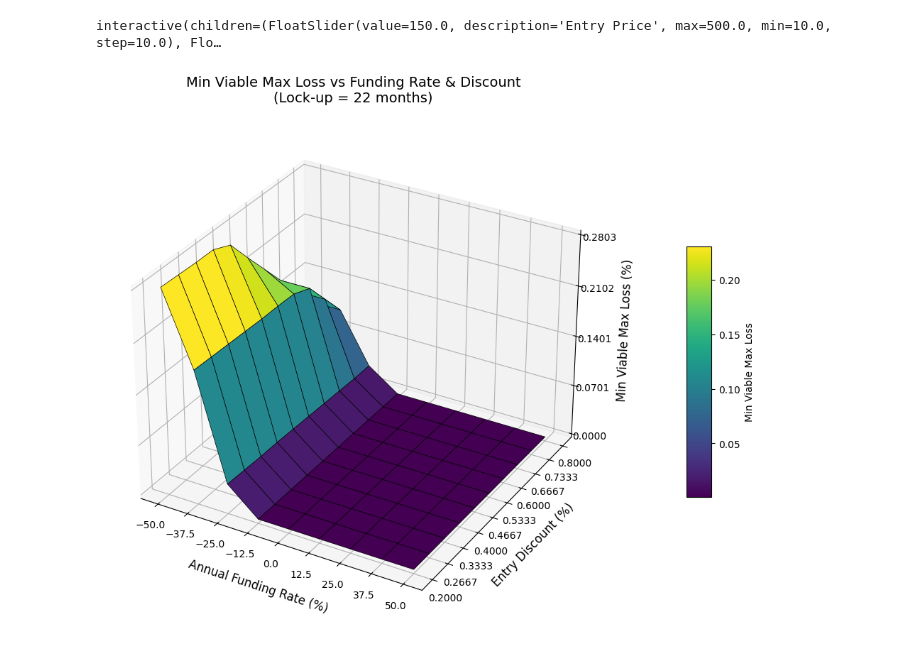
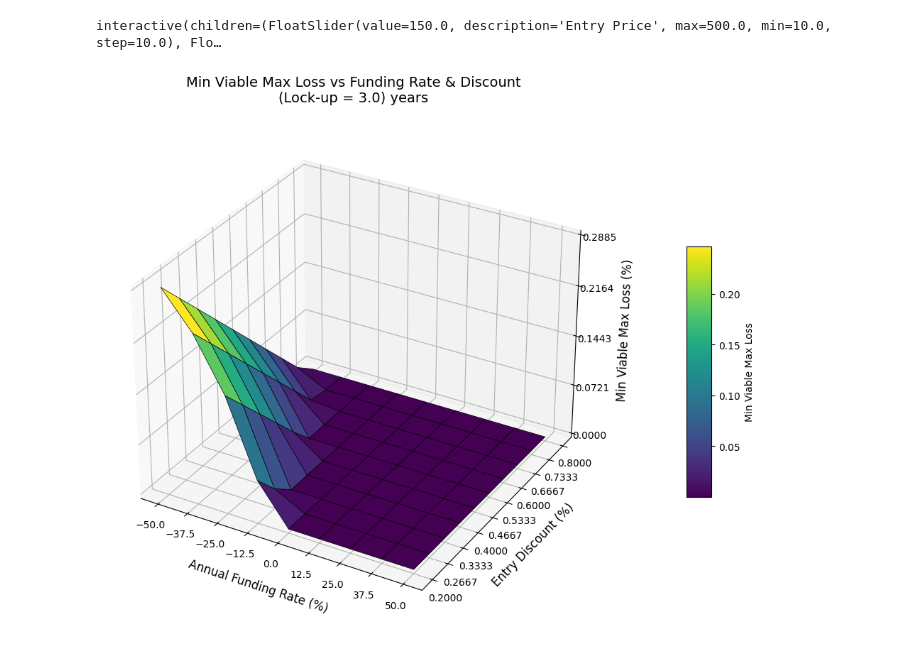
Before and after one commit to Brainiac9/LockedTokensAnalysis, a Jupyter notebook: Sizing.ipynb, the cells around one changed output. Drawn from its saved outputs; the diff is of its cells as text; code cells hidden in the pictures.

```diff
--- a/Sizing.ipynb
+++ b/Sizing.ipynb
@@ -517,17 +388,15 @@ def compute_min_viable_loss(entry_short, discount, annual_rate, period_fraction,
     def total_pnl_vector(w_short):
         w_long = 1 - w_short
         short_raw_pnl = np.maximum(entry_short - prices, 0) * w_short
-        funding_cost = (funding_factor - 1) * w_short
+        funding_cost = (funding_factor - 1) * entry_short * w_short
         short_pnl = short_raw_pnl + funding_cost
         long_pnl = (prices - entry_long) * w_long
         return short_pnl + long_pnl
 
-    def objective(w):
-        return w[0]
-
     def find_min_loss(tol=1e-3, max_iter=40):
         low = 0.0
-        high = 0.5
+        high = entry_short
+        best_loss = np.nan
         for _ in range(max_iter):
             mid = (low + high) / 2
 
@@ -535,8 +404,8 @@ def compute_min_viable_loss(entry_short, discount, annual_rate, period_fraction,
                 return np.min(total_pnl_vector(w[0])) + mid
 
             result = minimize(
-                objective,
-                x0=[0.7],
+                lambda w: w[0],
+                x0=[0.5],
                 bounds=[(0, 1)],
                 constraints={"type": "ineq", "fun": constraint},
                 method='SLSQP',
@@ -545,19 +414,23 @@ def compute_min_viable_loss(entry_short, discount, annual_rate, period_fraction,
 
             if result.success:
                 high = mid
+                best_loss = high
             else:
                 low = mid
 
             if high - low < tol:
                 break
 
-        return high
+        if np.isnan(best_loss):
+            return 1.0  # Return 100% loss if optimization fails
+        return best_loss / entry_short
 
     return find_min_loss()
 
+
 # Parameters
-entry_short = 0.5
-prices = np.linspace(0, 10000, 500)
+entry_short = 10
+prices = np.linspace(0, entry_short * 3, 500)
 funding_rates = np.linspace(-50, 50, 9)
 discounts = np.linspace(0.2, 0.8, 10)
 periods = [36/12]  # 22 months
@@ -577,34 +450,32 @@ for period in periods:
 X, Y = np.meshgrid(funding_rates, discounts)
 Z = results[periods[0]]
 
 fig = plt.figure(figsize=(12, 8))
 ax = fig.add_subplot(111, projection='3d')
 
 # Plot the surface
 surf = ax.plot_surface(X, Y, Z, cmap='viridis', edgecolor='k', linewidth=0.5, antialiased=True)
 
 # Titles & Labels
-ax.set_title("Min Viable Max Loss vs Funding Rate & Discount\n(Lock-up = 22 months)", fontsize=14, pad=20)
+ax.set_title(f"Min Viable Max Loss vs Funding Rate & Discount\n(Lock-up = {period} years)", fontsize=14, pad=20)
 ax.set_xlabel("Annual Funding Rate (%)", labelpad=10, fontsize=12)
 ax.set_ylabel("Entry Discount (%)", labelpad=10, fontsize=12)
 ax.set_zlabel("Min Viable Max Loss (%)", labelpad=10, fontsize=12)
 
 # Format axes ticks
 ax.tick_params(axis='x', labelsize=10)
 ax.tick_params(axis='y', labelsize=10)
 ax.tick_params(axis='z', labelsize=10)
 
 # Set readable axis ranges
 ax.set_xticks(funding_rates)
 ax.set_yticks(discounts)
 ax.set_zticks(np.linspace(0, np.max(Z), 5))
 
 # Add color bar
 fig.colorbar(surf, shrink=0.5, aspect=10, pad=0.1, label='Min Viable Max Loss')
 
-
-
 plt.tight_layout()
 plt.show()
 # %% [output]
-[figure, old version]
+[figure, new version]
```
Also changed, not shown: parts of 4 cells of this notebook.
